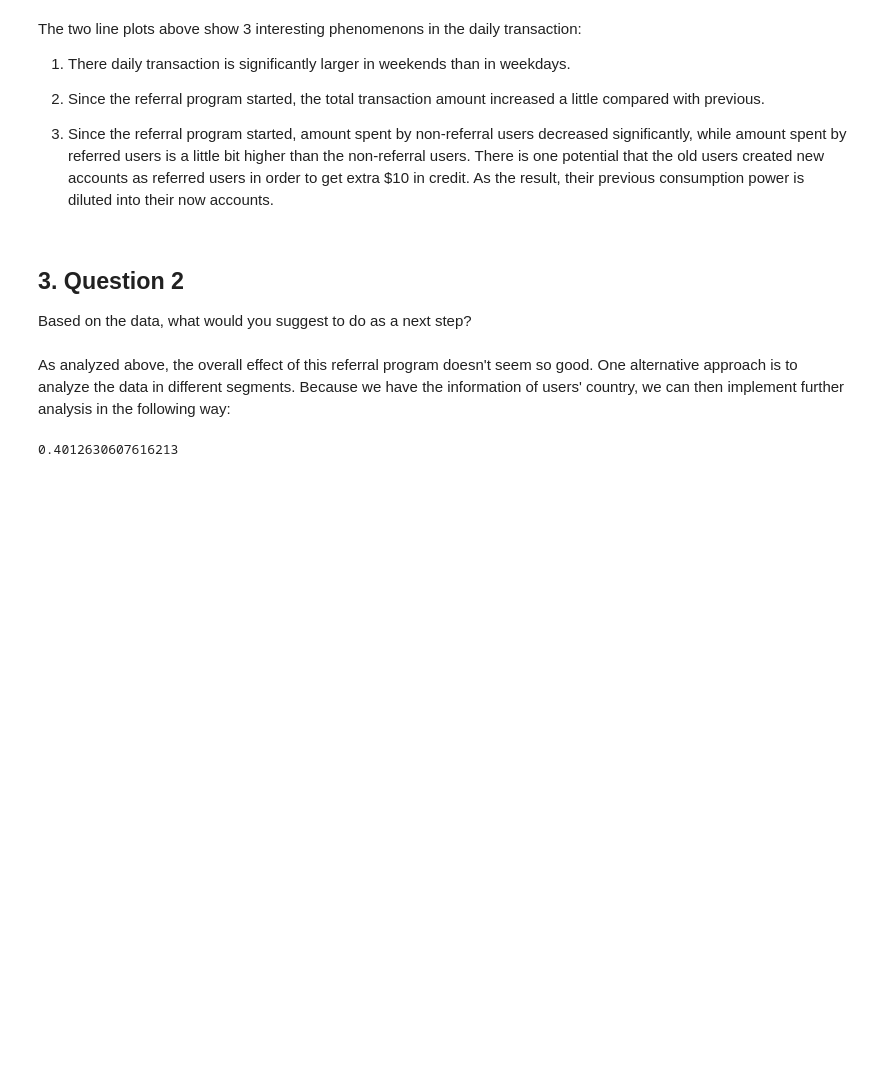
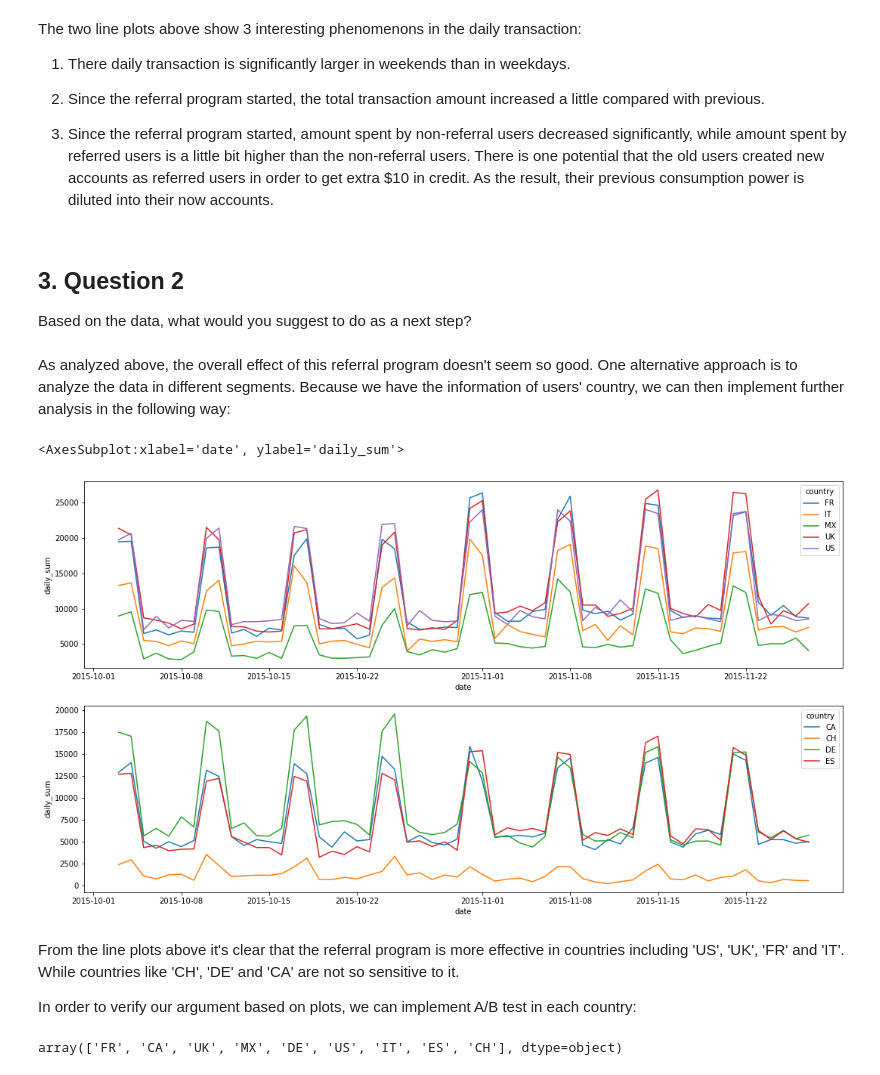
Before and after one commit to chunyanhao/DS_Takehome_Practice, a Jupyter notebook: 11. User Referral Program.ipynb, the cells around one changed output. Drawn from its saved outputs; the diff is of its cells as text; code cells hidden in the pictures; blank space fills up the shorter version.

```diff
--- a/11. User Referral Program.ipynb
+++ b/11. User Referral Program.ipynb
@@ -117,7 +117,17 @@ The two line plots above show 3 interesting phenomenons in the daily transaction
 Based on the data, what would you suggest to do as a next step?
 # %% [markdown]
 As analyzed above, the overall effect of this referral program doesn't seem so good. One alternative approach is to analyze the data in different segments. Because we have the information of users' country, we can then implement further analysis in the following way:
-# %%
-1 -0.95**10
-# %% [output]
-0.4012630607616213
+# %%
+country_day = data.groupby(['country', 'date'])['money_spent'].sum().reset_index(name = 'daily_sum')
+country_day_1 = country_day[country_day.country.isin (['UK', 'FR', 'US', 'IT', 'MX'])]
+country_day_2 = country_day[~country_day.country.isin (['UK', 'FR', 'US', 'IT', 'MX'])]
+fig, ax = plt.subplots(2, 1,figsize = (18, 10))
+sns.lineplot(data = country_day_1, x = 'date', y = 'daily_sum', hue = 'country', ax = ax[0])
+sns.lineplot(data = country_day_2, x = 'date', y = 'daily_sum', hue = 'country', ax = ax[1])
+# %% [output]
+<AxesSubplot:xlabel='date', ylabel='daily_sum'>
+[figure, added]
+# %% [markdown]
+From the line plots above it's clear that the referral program is more effective in countries including 'US', 'UK', 'FR' and 'IT'. While countries like 'CH', 'DE' and 'CA' are not so sensitive to it.
+
+In order to verify our argument based on plots, we can implement A/B test in each country:
@@ -123,0 +136,4 @@ As analyzed above, the overall effect of this referral program doesn't seem so g
+# %%
+data.country.unique()
+# %% [output]
+array(['FR', 'CA', 'UK', 'MX', 'DE', 'US', 'IT', 'ES', 'CH'], dtype=object)
```
Also changed, not shown: parts of 7 cells of this notebook, 1 other file.
